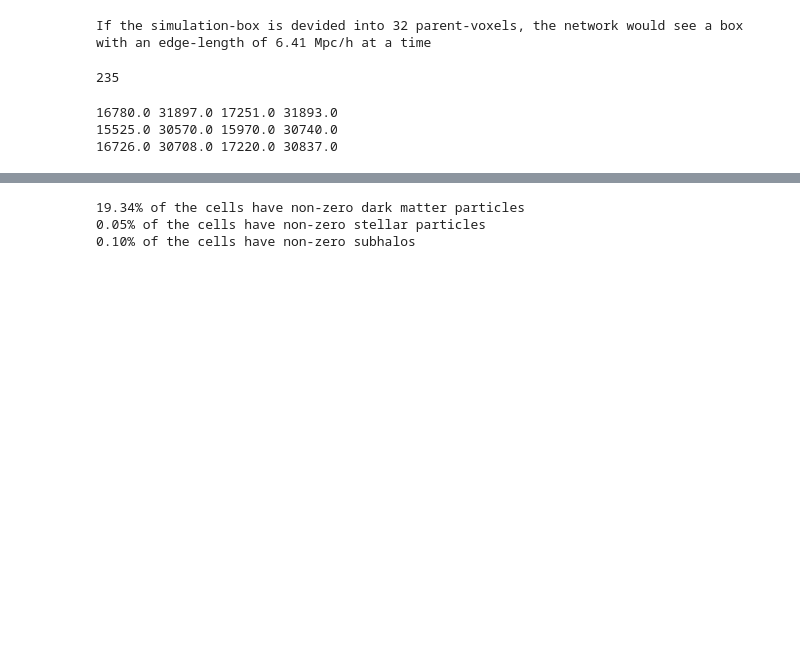
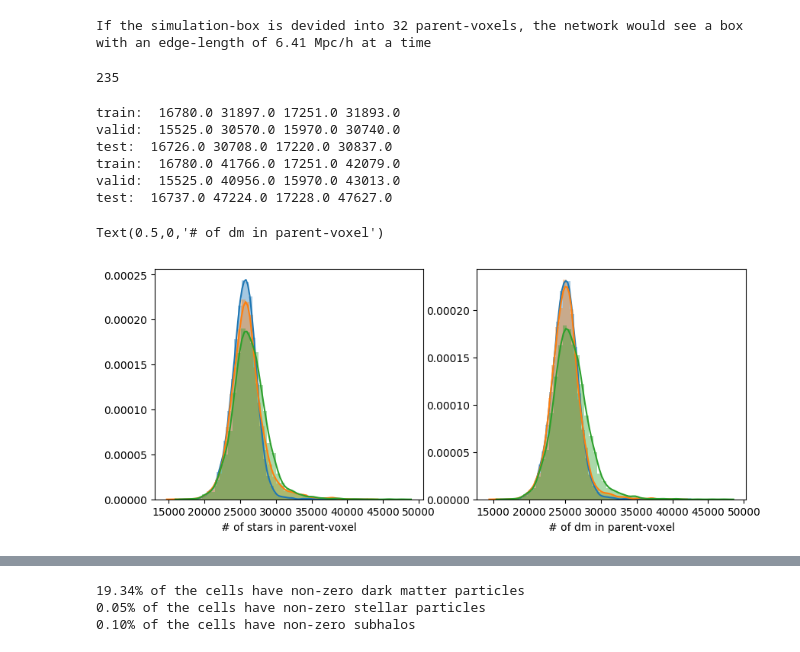
Before and after one commit to florpi/ML-CosmoSims, a Jupyter notebook: data/EDA_2.ipynb, the cells around one changed output, grey strips where cells are left out. Cells and saved outputs as stored; diff of their text form; code cells hidden in the pictures; blank space fills up the shorter version.

```diff
--- a/data/EDA_2.ipynb
+++ b/data/EDA_2.ipynb
@@ -81,7 +82,17 @@ print('valid: ', np.min(valid["data"][:,0]), np.max(valid["data"][:,0]),
       np.min(valid["label"][:,0]), np.max(valid["label"][:,0]))
 print('test: ', np.min(test["data"][:,0]), np.max(test["data"][:,0]),
       np.min(test["label"][:,0]), np.max(test["label"][:,0]))
+
+print('train: ', np.min(train["data"][:,1]), np.max(train["data"][:,1]),
+      np.min(train["label"][:,1]), np.max(train["label"][:,1]))
+print('valid: ', np.min(valid["data"][:,1]), np.max(valid["data"][:,1]),
+      np.min(valid["label"][:,1]), np.max(valid["label"][:,1]))
+print('test: ', np.min(test["data"][:,1]), np.max(test["data"][:,1]),
+      np.min(test["label"][:,1]), np.max(test["label"][:,1]))
 # %% [output]
-16780.0 31897.0 17251.0 31893.0
-15525.0 30570.0 15970.0 30740.0
-16726.0 30708.0 17220.0 30837.0
+train:  16780.0 31897.0 17251.0 31893.0
+valid:  15525.0 30570.0 15970.0 30740.0
+test:  16726.0 30708.0 17220.0 30837.0
+train:  16780.0 41766.0 17251.0 42079.0
+valid:  15525.0 40956.0 15970.0 43013.0
+test:  16737.0 47224.0 17228.0 47627.0
@@ -95,0 +99,18 @@ mean_n_stars = np.mean(stars)
+# %%
+plt.figure(figsize=(10,4), dpi=100)
+plt.subplot(121)
+sns.distplot(train["label"][:,1])
+sns.distplot(valid["label"][:,1])
+sns.distplot(test["label"][:,1])
+plt.xlabel("# of stars in parent-voxel")
+plt.grid()
+
+plt.subplot(122)
+sns.distplot(train["data"][:,1])
+sns.distplot(valid["data"][:,1])
+sns.distplot(test["data"][:,1])
+plt.xlabel("# of dm in parent-voxel")
+plt.grid()
+# %% [output]
+Text(0.5,0,'# of dm in parent-voxel')
+[figure, added]
```
Also changed, not shown: parts of 4 cells of this notebook.
